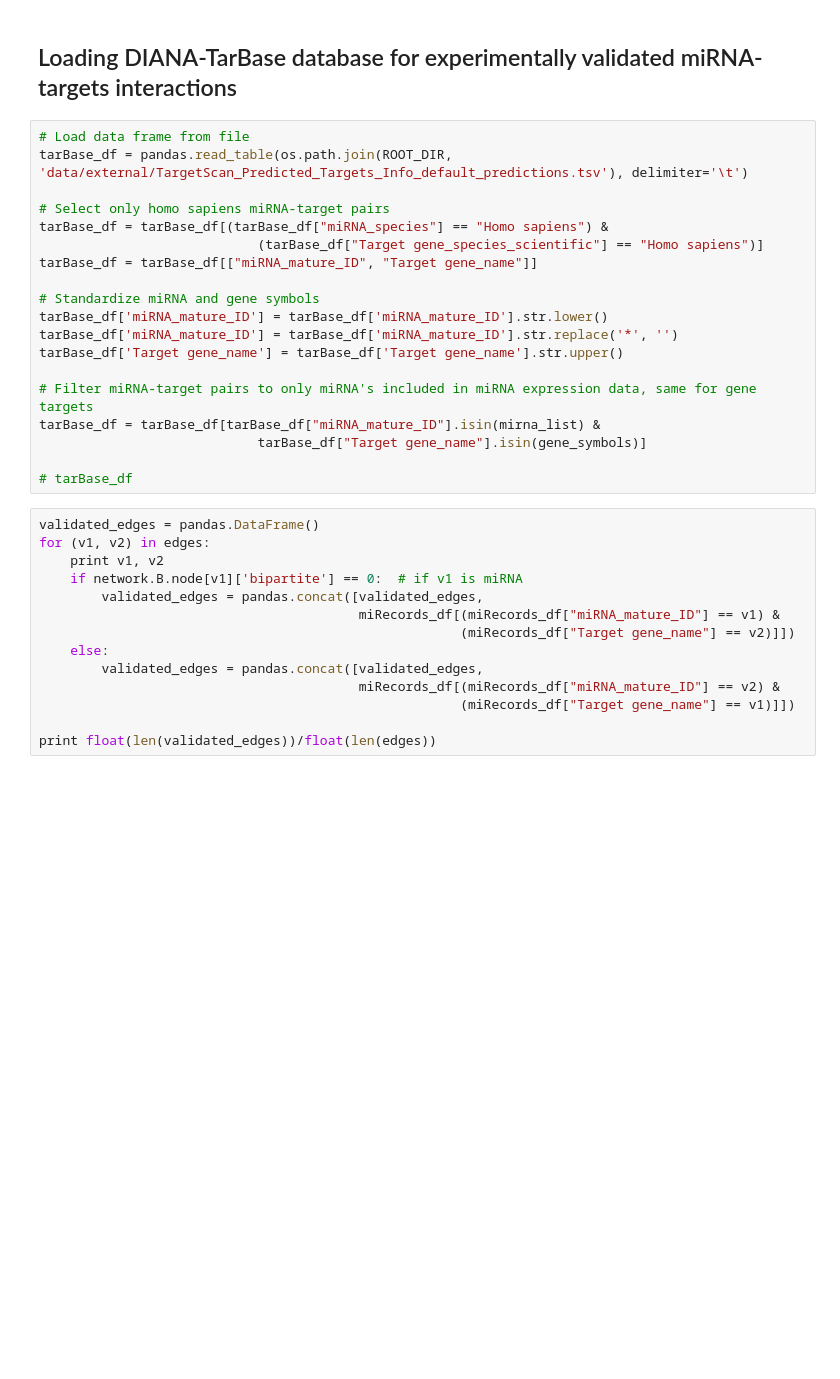
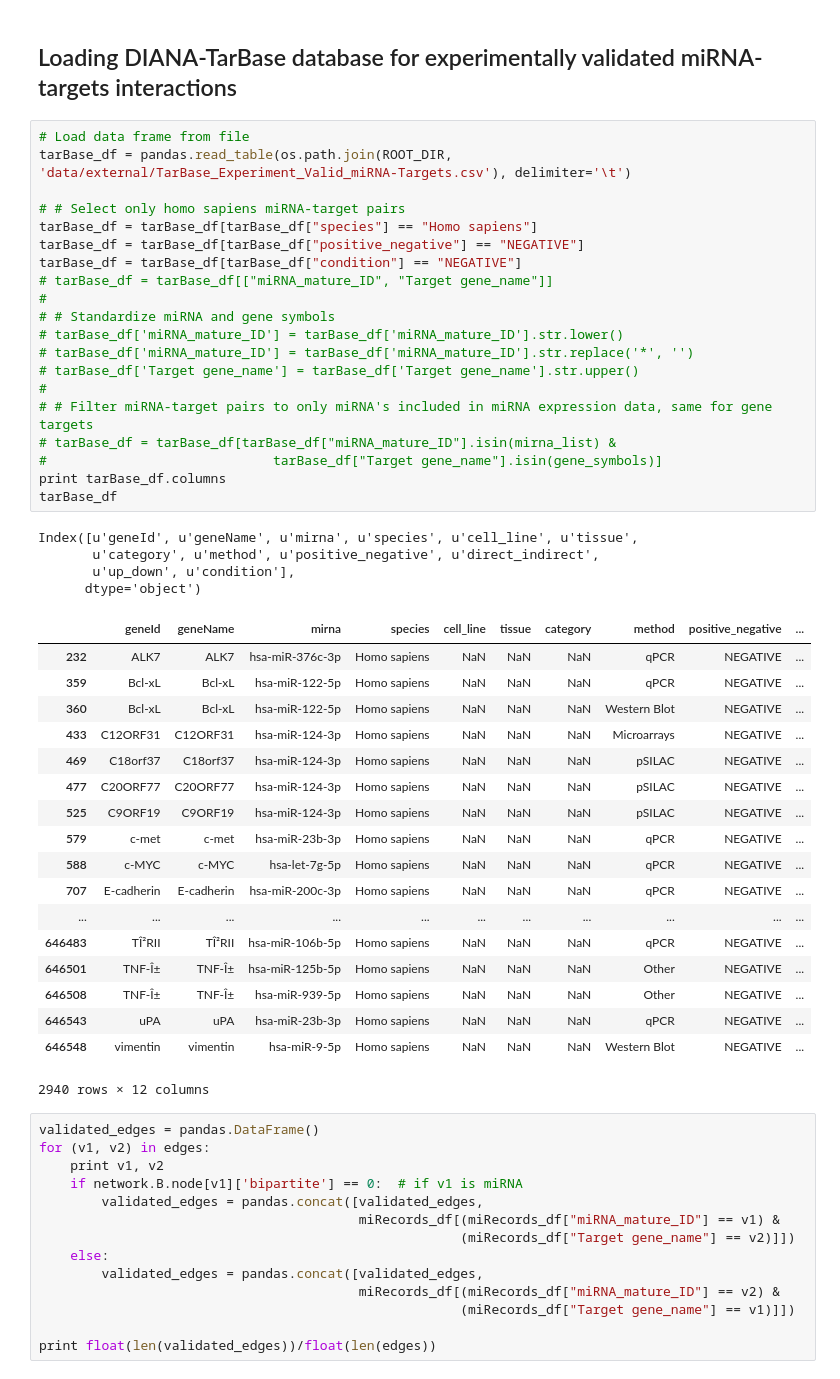
Before and after one commit to JonnyTran/microRNA-Lung-Cancer-Associations, a Jupyter notebook: notebooks/miRNA-gene_exp.ipynb, the cells around one changed output. Drawn from its saved outputs; the diff is of its cells as text; blank space fills up the shorter version.

```diff
--- a/notebooks/miRNA-gene_exp.ipynb
+++ b/notebooks/miRNA-gene_exp.ipynb
@@ -285,23 +284,47 @@ targetScan_df
 ## Loading DIANA-TarBase database for experimentally validated miRNA-targets interactions
 # %%
 # Load data frame from file
-tarBase_df = pandas.read_table(os.path.join(ROOT_DIR, 'data/external/TargetScan_Predicted_Targets_Info_default_predictions.tsv'), delimiter='\t')
+tarBase_df = pandas.read_table(os.path.join(ROOT_DIR, 'data/external/TarBase_Experiment_Valid_miRNA-Targets.csv'), delimiter='\t')
 
-# Select only homo sapiens miRNA-target pairs
-tarBase_df = tarBase_df[(tarBase_df["miRNA_species"] == "Homo sapiens") &
-                            (tarBase_df["Target gene_species_scientific"] == "Homo sapiens")]
-tarBase_df = tarBase_df[["miRNA_mature_ID", "Target gene_name"]]
-
-# Standardize miRNA and gene symbols
-tarBase_df['miRNA_mature_ID'] = tarBase_df['miRNA_mature_ID'].str.lower()
-tarBase_df['miRNA_mature_ID'] = tarBase_df['miRNA_mature_ID'].str.replace('*', '')
-tarBase_df['Target gene_name'] = tarBase_df['Target gene_name'].str.upper()
-
-# Filter miRNA-target pairs to only miRNA's included in miRNA expression data, same for gene targets
-tarBase_df = tarBase_df[tarBase_df["miRNA_mature_ID"].isin(mirna_list) &
-                            tarBase_df["Target gene_name"].isin(gene_symbols)]
-
-# tarBase_df
+# # Select only homo sapiens miRNA-target pairs
+tarBase_df = tarBase_df[tarBase_df["species"] == "Homo sapiens"]
+tarBase_df = tarBase_df[tarBase_df["positive_negative"] == "NEGATIVE"]
+tarBase_df = tarBase_df[tarBase_df["condition"] == "NEGATIVE"]
+# tarBase_df = tarBase_df[["miRNA_mature_ID", "Target gene_name"]]
+#
+# # Standardize miRNA and gene symbols
+# tarBase_df['miRNA_mature_ID'] = tarBase_df['miRNA_mature_ID'].str.lower()
+# tarBase_df['miRNA_mature_ID'] = tarBase_df['miRNA_mature_ID'].str.replace('*', '')
+# tarBase_df['Target gene_name'] = tarBase_df['Target gene_name'].str.upper()
+#
+# # Filter miRNA-target pairs to only miRNA's included in miRNA expression data, same for gene targets
+# tarBase_df = tarBase_df[tarBase_df["miRNA_mature_ID"].isin(mirna_list) &
+#                             tarBase_df["Target gene_name"].isin(gene_symbols)]
+print tarBase_df.columns
+tarBase_df
+# %% [output]
+Index([u'geneId', u'geneName', u'mirna', u'species', u'cell_line', u'tissue',
+       u'category', u'method', u'positive_negative', u'direct_indirect',
+       u'up_down', u'condition'],
+      dtype='object')
+|  | geneId | geneName | mirna | species | cell_line | tissue | category | method | positive_negative | ... |
+| 232 | ALK7 | ALK7 | hsa-miR-376c-3p | Homo sapiens | NaN | NaN | NaN | qPCR | NEGATIVE | ... |
+| 359 | Bcl-xL | Bcl-xL | hsa-miR-122-5p | Homo sapiens | NaN | NaN | NaN | qPCR | NEGATIVE | ... |
+| 360 | Bcl-xL | Bcl-xL | hsa-miR-122-5p | Homo sapiens | NaN | NaN | NaN | Western Blot | NEGATIVE | ... |
+| 433 | C12ORF31 | C12ORF31 | hsa-miR-124-3p | Homo sapiens | NaN | NaN | NaN | Microarrays | NEGATIVE | ... |
+| 469 | C18orf37 | C18orf37 | hsa-miR-124-3p | Homo sapiens | NaN | NaN | NaN | pSILAC | NEGATIVE | ... |
+| 477 | C20ORF77 | C20ORF77 | hsa-miR-124-3p | Homo sapiens | NaN | NaN | NaN | pSILAC | NEGATIVE | ... |
+| 525 | C9ORF19 | C9ORF19 | hsa-miR-124-3p | Homo sapiens | NaN | NaN | NaN | pSILAC | NEGATIVE | ... |
+| 579 | c-met | c-met | hsa-miR-23b-3p | Homo sapiens | NaN | NaN | NaN | qPCR | NEGATIVE | ... |
+| 588 | c-MYC | c-MYC | hsa-let-7g-5p | Homo sapiens | NaN | NaN | NaN | qPCR | NEGATIVE | ... |
+| 707 | E-cadherin | E-cadherin | hsa-miR-200c-3p | Homo sapiens | NaN | NaN | NaN | qPCR | NEGATIVE | ... |
+| ... | ... | ... | ... | ... | ... | ... | ... | ... | ... | ... |
+| 646483 | TÎ²RII | TÎ²RII | hsa-miR-106b-5p | Homo sapiens | NaN | NaN | NaN | qPCR | NEGATIVE | ... |
+| 646501 | TNF-Î± | TNF-Î± | hsa-miR-125b-5p | Homo sapiens | NaN | NaN | NaN | Other | NEGATIVE | ... |
+| 646508 | TNF-Î± | TNF-Î± | hsa-miR-939-5p | Homo sapiens | NaN | NaN | NaN | Other | NEGATIVE | ... |
+| 646543 | uPA | uPA | hsa-miR-23b-3p | Homo sapiens | NaN | NaN | NaN | qPCR | NEGATIVE | ... |
+| 646548 | vimentin | vimentin | hsa-miR-9-5p | Homo sapiens | NaN | NaN | NaN | Western Blot | NEGATIVE | ... |
+2940 rows × 12 columns
 # %%
 validated_edges = pandas.DataFrame()
 for (v1, v2) in edges:
```
Also changed, not shown: parts of 3 cells of this notebook, 1 other file.
